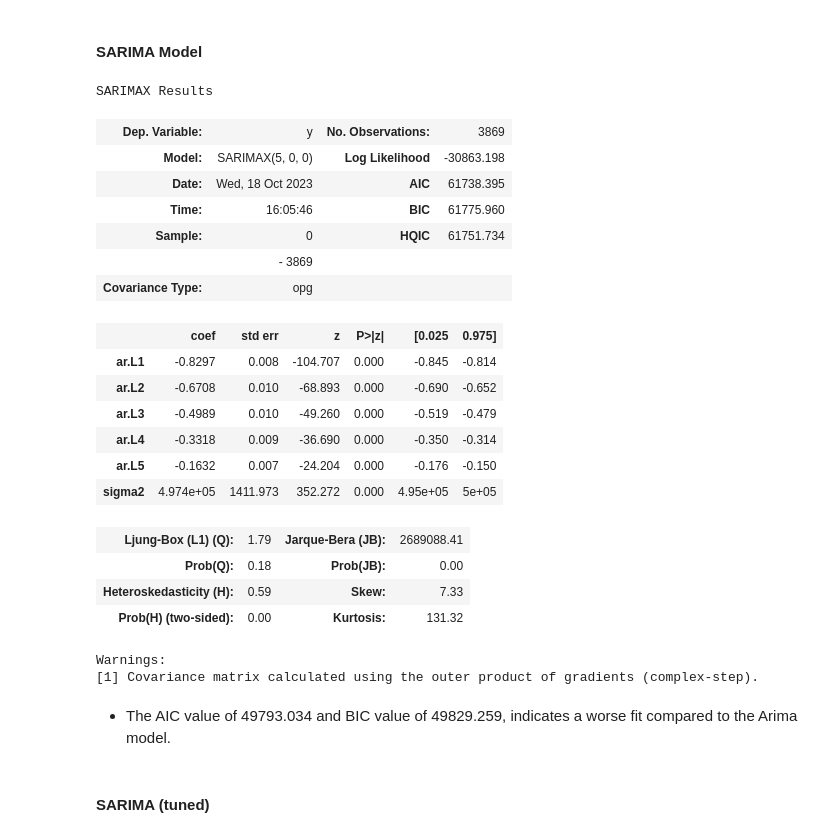
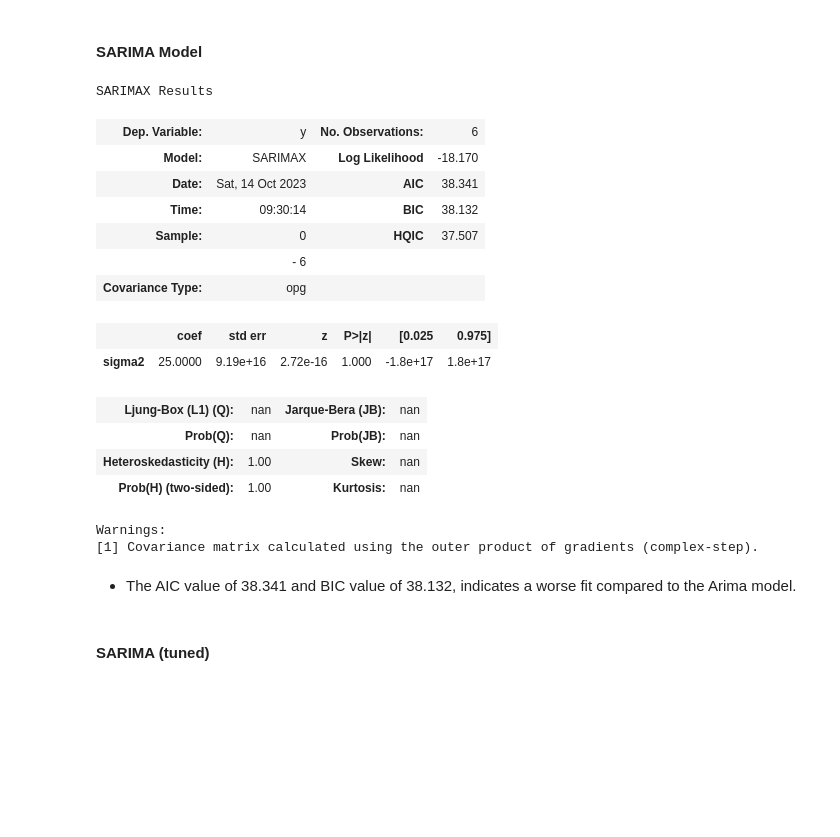
Before and after one commit to JOHNMARK-cmd/phase5project, a Jupyter notebook: GROUP-SIX (2).ipynb, the cells around one changed output. Drawn from its saved outputs; the diff is of its cells as text; code cells hidden in the pictures; blank space fills up the shorter version.

```diff
--- a/GROUP-SIX (2).ipynb
+++ b/GROUP-SIX (2).ipynb
@@ -1054,46 +1019,41 @@ plt.show()
 # %%
 import pmdarima as pm
 
-#data = [10, 15, 20, 25, 30, 35, 40]
+data = [10, 15, 20, 25, 30, 35, 40]
 
 # Create a Pandas Series from the data
-data_series = pd.Series(y)
+data_series = pd.Series(data)
 
 # Specify the lag for differencing
 lag = 1
 
 # Calculate the difference
 data_diff = data_series.diff(periods=lag).dropna()
 
 #using auto_arima- it does a random search for the best pdq,PDQS
-sarima_model = pm.auto_arima(data_diff, m=12, seasonal=True, stepwise=True, trace=False, start_p=0, start_q=0,
+sarima_model = pm.auto_arima(data_diff, m=12, seasonal=True, start_p=0, start_q=0,
                              start_P=0, start_Q=0, max_order=6,  test="adf", error_action="warn",
-                             suppress_warnings=True,)
+                             suppress_warnings=True, stepwise=True, trace=False)
 sarima_model.summary()
 # %% [output]
 SARIMAX Results
-| Dep. Variable: | y | No. Observations: | 3869 |
-| Model: | SARIMAX(5, 0, 0) | Log Likelihood | -30863.198 |
-| Date: | Wed, 18 Oct 2023 | AIC | 61738.395 |
-| Time: | 16:05:46 | BIC | 61775.960 |
-| Sample: | 0 | HQIC | 61751.734 |
-|  | - 3869 |  |  |
+| Dep. Variable: | y | No. Observations: | 6 |
+| Model: | SARIMAX | Log Likelihood | -18.170 |
+| Date: | Sat, 14 Oct 2023 | AIC | 38.341 |
+| Time: | 09:30:14 | BIC | 38.132 |
+| Sample: | 0 | HQIC | 37.507 |
+|  | - 6 |  |  |
 | Covariance Type: | opg |  |  |
 |  | coef | std err | z | P>|z| | [0.025 | 0.975] |
-| ar.L1 | -0.8297 | 0.008 | -104.707 | 0.000 | -0.845 | -0.814 |
-| ar.L2 | -0.6708 | 0.010 | -68.893 | 0.000 | -0.690 | -0.652 |
-| ar.L3 | -0.4989 | 0.010 | -49.260 | 0.000 | -0.519 | -0.479 |
-| ar.L4 | -0.3318 | 0.009 | -36.690 | 0.000 | -0.350 | -0.314 |
-| ar.L5 | -0.1632 | 0.007 | -24.204 | 0.000 | -0.176 | -0.150 |
-| sigma2 | 4.974e+05 | 1411.973 | 352.272 | 0.000 | 4.95e+05 | 5e+05 |
+| sigma2 | 25.0000 | 9.19e+16 | 2.72e-16 | 1.000 | -1.8e+17 | 1.8e+17 |
-| Ljung-Box (L1) (Q): | 1.79 | Jarque-Bera (JB): | 2689088.41 |
-| Prob(Q): | 0.18 | Prob(JB): | 0.00 |
-| Heteroskedasticity (H): | 0.59 | Skew: | 7.33 |
-| Prob(H) (two-sided): | 0.00 | Kurtosis: | 131.32 |
+| Ljung-Box (L1) (Q): | nan | Jarque-Bera (JB): | nan |
+| Prob(Q): | nan | Prob(JB): | nan |
+| Heteroskedasticity (H): | 1.00 | Skew: | nan |
+| Prob(H) (two-sided): | 1.00 | Kurtosis: | nan |
 Warnings:
 [1] Covariance matrix calculated using the outer product of gradients (complex-step).
 # %% [markdown]
-- The AIC value of 49793.034 and BIC value of 49829.259, indicates a worse fit compared to the Arima model.
+- The AIC value of 38.341 and BIC value of 38.132, indicates a worse fit compared to the Arima model.
 # %% [markdown]
 #### SARIMA (tuned)
 # %%
```
Also changed, not shown: parts of 63 cells of this notebook.
